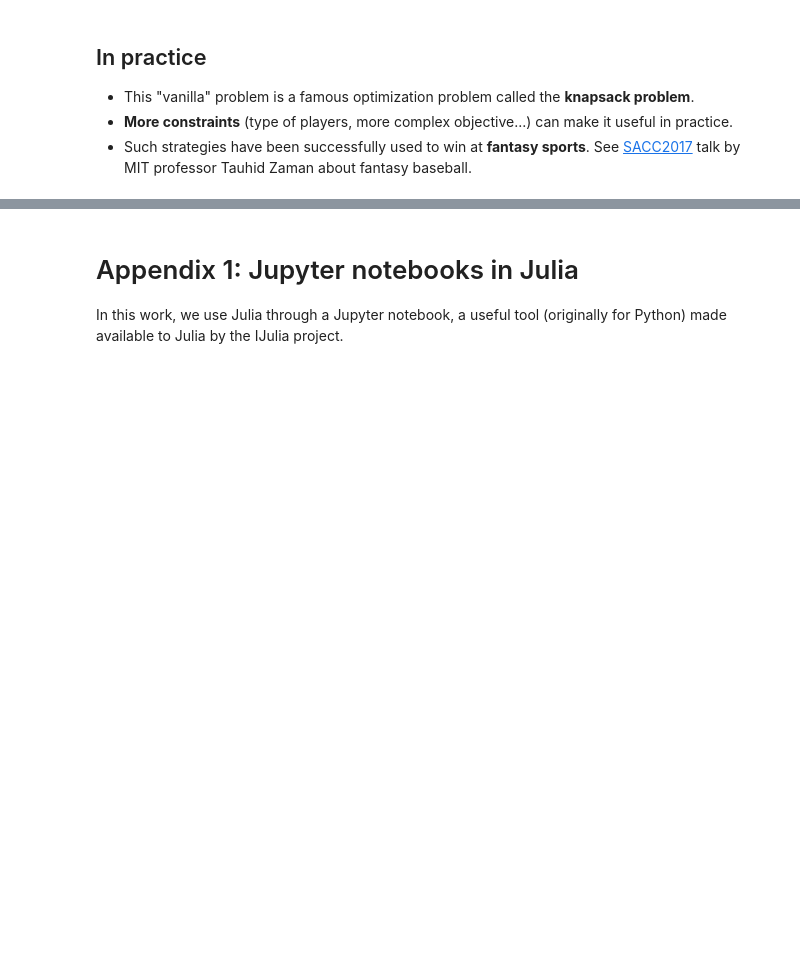
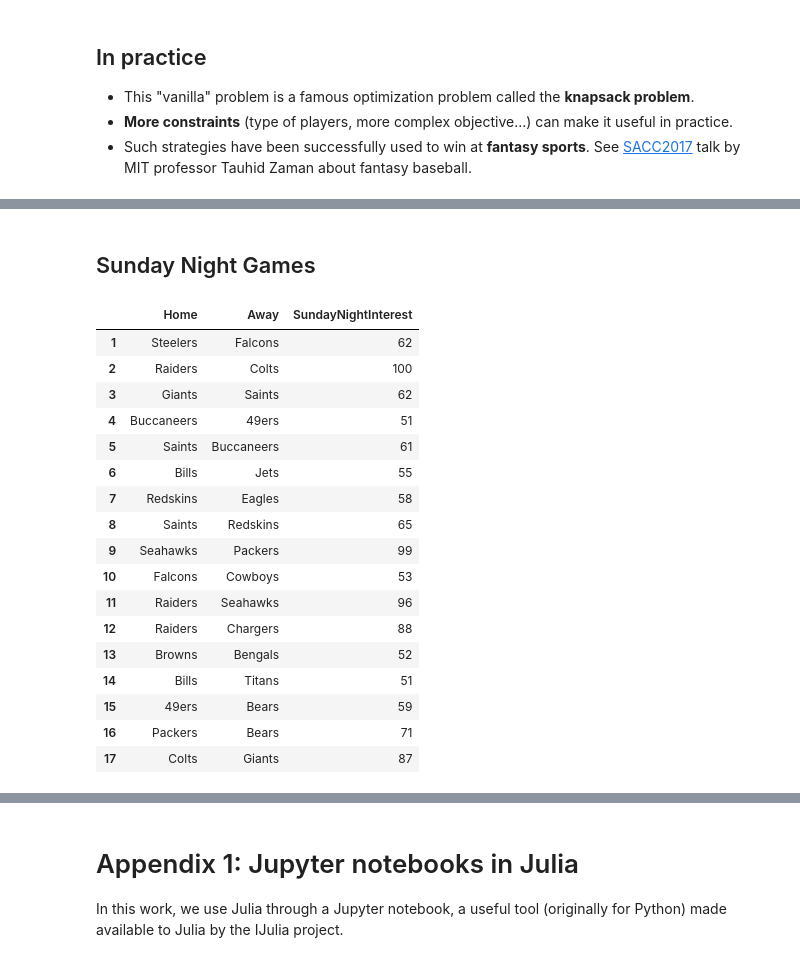
Before and after one commit to sebmart/optimization_jump_julia, a Jupyter notebook: optimization_jump_julia.ipynb, the cells around one changed output, grey strips where cells are left out. Drawn from its saved outputs; the diff is of its cells as text; code cells hidden in the pictures; blank space fills up the shorter version.

```diff
--- a/optimization_jump_julia.ipynb
+++ b/optimization_jump_julia.ipynb
@@ -238,0 +524,28 @@ m = Model(solver=GurobiSolver())
+# %% [markdown]
+## Sunday Night Games
+# %%
+@from i in scheduledGames begin
+    @orderby i.Week
+    @where i.SundayNight > 0
+    @select {i.Home, i.Away, SundayNightInterest=i.SundayNight}
+    @collect DataFrame
+end
+# %% [output]
+|  | Home | Away | SundayNightInterest |
+| 1 | Steelers | Falcons | 62 |
+| 2 | Raiders | Colts | 100 |
+| 3 | Giants | Saints | 62 |
+| 4 | Buccaneers | 49ers | 51 |
+| 5 | Saints | Buccaneers | 61 |
+| 6 | Bills | Jets | 55 |
+| 7 | Redskins | Eagles | 58 |
+| 8 | Saints | Redskins | 65 |
+| 9 | Seahawks | Packers | 99 |
+| 10 | Falcons | Cowboys | 53 |
+| 11 | Raiders | Seahawks | 96 |
+| 12 | Raiders | Chargers | 88 |
+| 13 | Browns | Bengals | 52 |
+| 14 | Bills | Titans | 51 |
+| 15 | 49ers | Bears | 59 |
+| 16 | Packers | Bears | 71 |
+| 17 | Colts | Giants | 87 |
```
Also changed, not shown: parts of 41 cells of this notebook.
